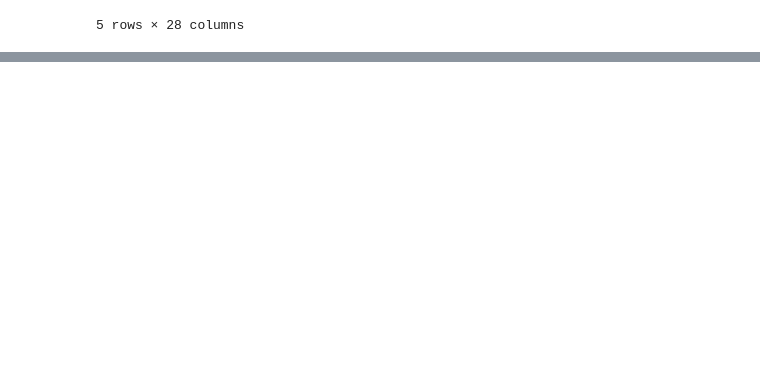
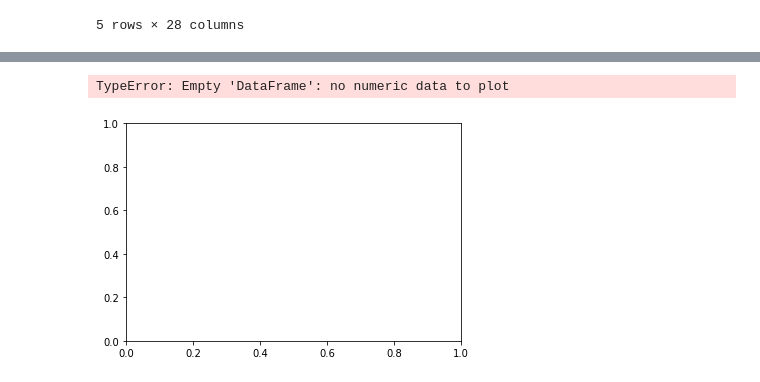
Before and after one commit to TifMoe/benson-project, a Jupyter notebook: stiles/VisualizingDistributions.ipynb, the cells around one changed output, grey strips where cells are left out. Cells and saved outputs as stored; diff of their text form; code cells hidden in the pictures; blank space fills up the shorter version.

```diff
--- a/stiles/VisualizingDistributions.ipynb
+++ b/stiles/VisualizingDistributions.ipynb
@@ -119,0 +136,10 @@ timing.head()
+# %%
+# Plot the station frequencies
+ax = plt.subplot(111)
+timing.groupby('station_id').plot(y='station_id', x='all_traffic', kind='hist', ax=ax)
+#L = plt.legend()
+#_ = [plt.setp(item, 'text', T) for item, T in zip(L.texts, ['2012','2013'])]
+#_ = ax.set_xticks(df.ReviewDate_month.unique())
+# %% [output]
+TypeError: Empty 'DataFrame': no numeric data to plot
+[figure, added]
```
Also changed, not shown: parts of 9 cells of this notebook, 5 other files.
